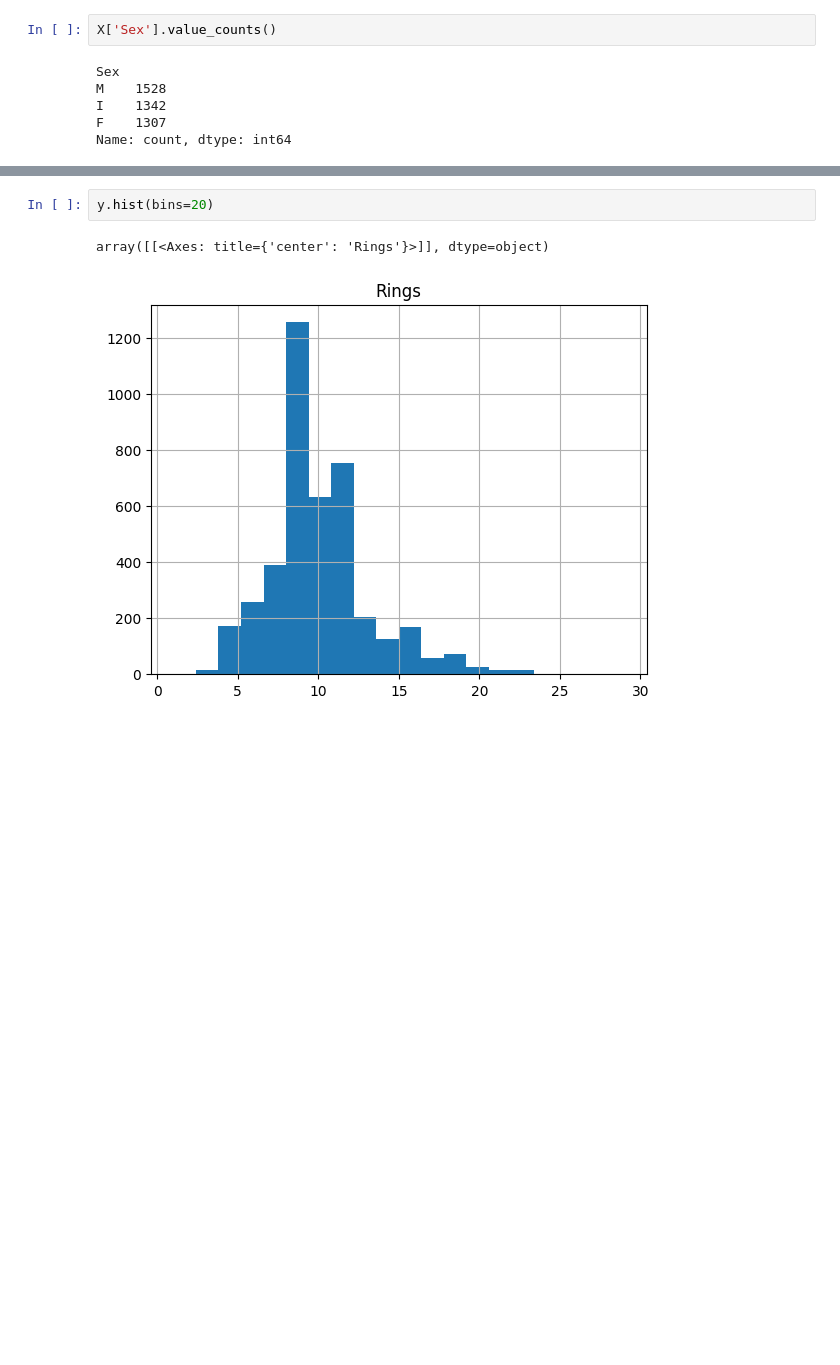
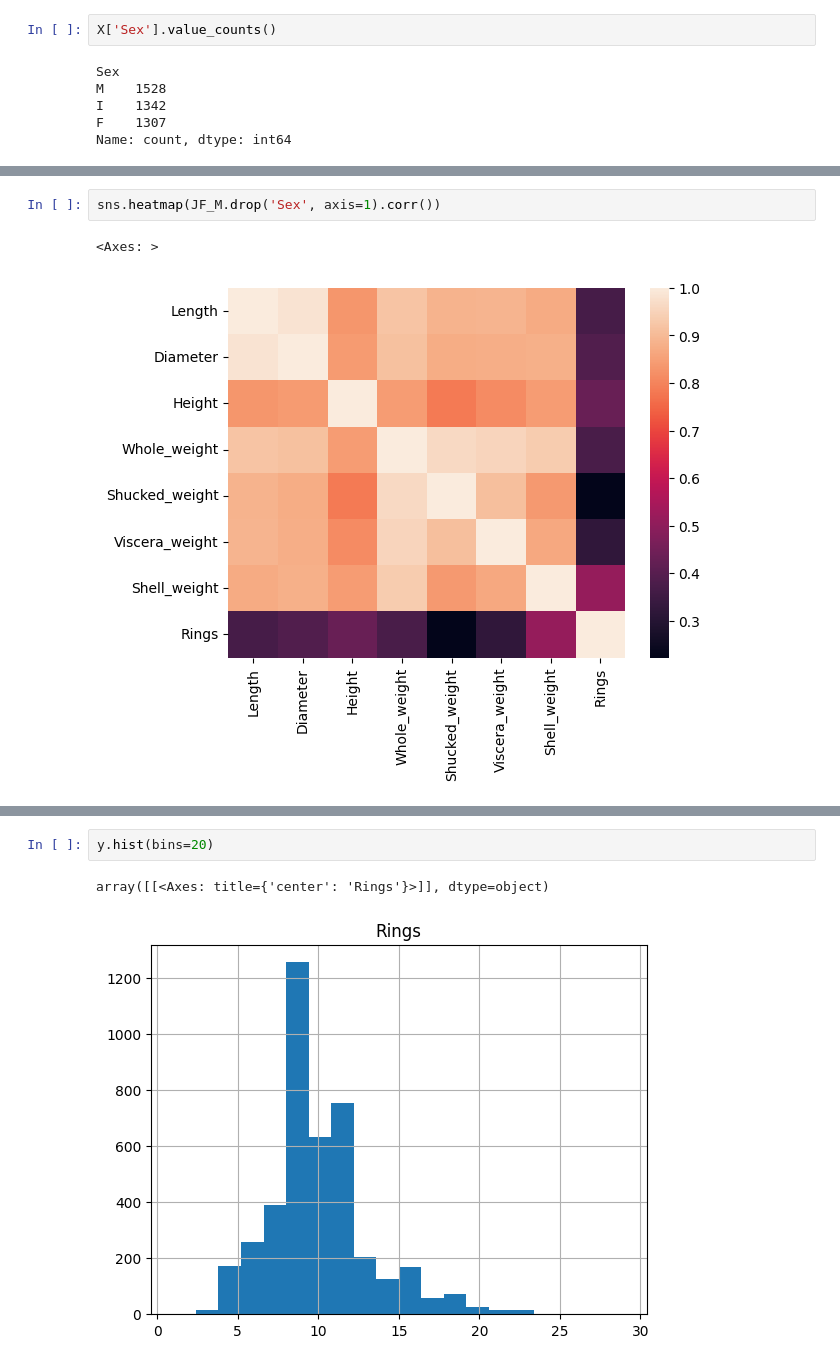
Before and after one commit to kacpersienkiewicz/Abalone-Age-Prediction, a Jupyter notebook: UCIAbaloneAgePrediction.ipynb, the cells around one changed output, grey strips where cells are left out. Cells and saved outputs as stored; diff of their text form; blank space fills up the shorter version.

```diff
--- a/UCIAbaloneAgePrediction.ipynb
+++ b/UCIAbaloneAgePrediction.ipynb
@@ -149,0 +193,5 @@ X['Height'].hist(bins=100)
+# %%
+sns.heatmap(JF_M.drop('Sex', axis=1).corr())
+# %% [output]
+<Axes: >
+[figure, added]
```
Also changed, not shown: parts of 14 cells of this notebook.
